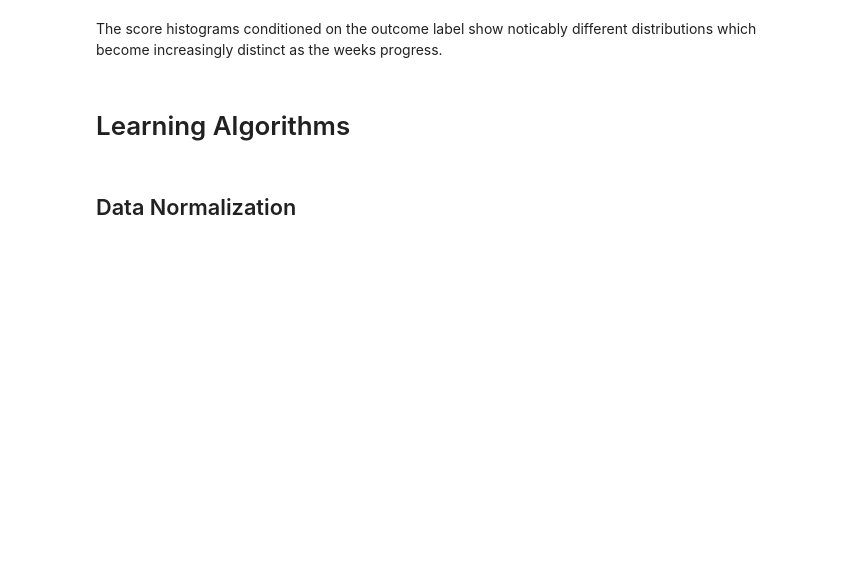
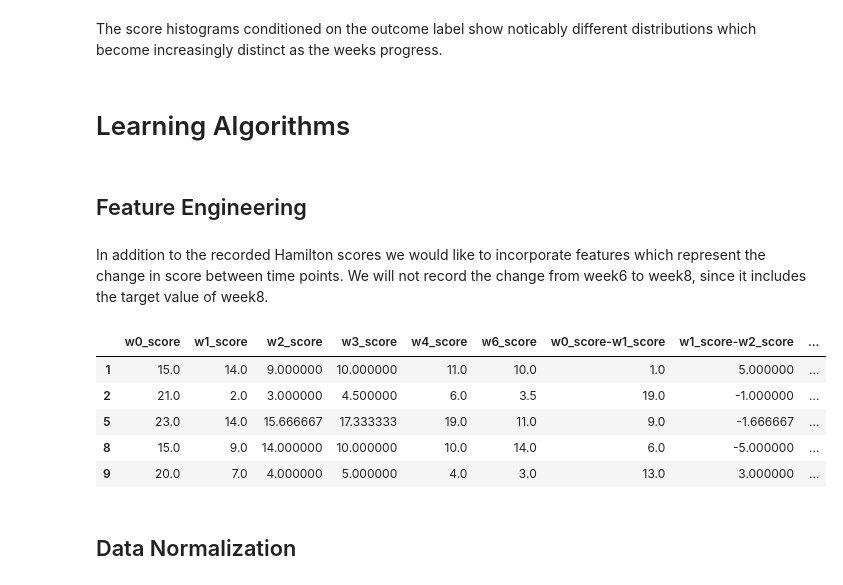
Before and after one commit to moduIo/Clinical-Depression-Study, a Jupyter notebook: main.ipynb, the cells around one changed output. Cells and saved outputs as stored; diff of their text form; code cells hidden in the pictures; blank space fills up the shorter version.

```diff
--- a/main.ipynb
+++ b/main.ipynb
@@ -217,3 +217,7 @@ array([[<matplotlib.axes._subplots.AxesSubplot object at 0x...>,
 The score histograms conditioned on the outcome label show noticably different distributions which become increasingly distinct as the weeks progress.
 # %% [markdown]
 # Learning Algorithms
+# %% [markdown]
+## Feature Engineering
+# %% [markdown]
+In addition to the recorded Hamilton scores we would like to incorporate features which represent the change in score between time points.  We will not record the change from week6 to week8, since it includes the target value of week8.
@@ -220,3 +232,12 @@ The score histograms conditioned on the outcome label show noticably different d
+# %%
+interpolated_data[features].head()
+# %% [output]
+|  | w0_score | w1_score | w2_score | w3_score | w4_score | w6_score | w0_score-w1_score | w1_score-w2_score | ... |
+| 1 | 15.0 | 14.0 | 9.000000 | 10.000000 | 11.0 | 10.0 | 1.0 | 5.000000 | ... |
+| 2 | 21.0 | 2.0 | 3.000000 | 4.500000 | 6.0 | 3.5 | 19.0 | -1.000000 | ... |
+| 5 | 23.0 | 14.0 | 15.666667 | 17.333333 | 19.0 | 11.0 | 9.0 | -1.666667 | ... |
+| 8 | 15.0 | 9.0 | 14.000000 | 10.000000 | 10.0 | 14.0 | 6.0 | -5.000000 | ... |
+| 9 | 20.0 | 7.0 | 4.000000 | 5.000000 | 4.0 | 3.0 | 13.0 | 3.000000 | ... |
 # %% [markdown]
 ## Data Normalization
 # %% [markdown]
```
Also changed, not shown: parts of 12 cells of this notebook.
